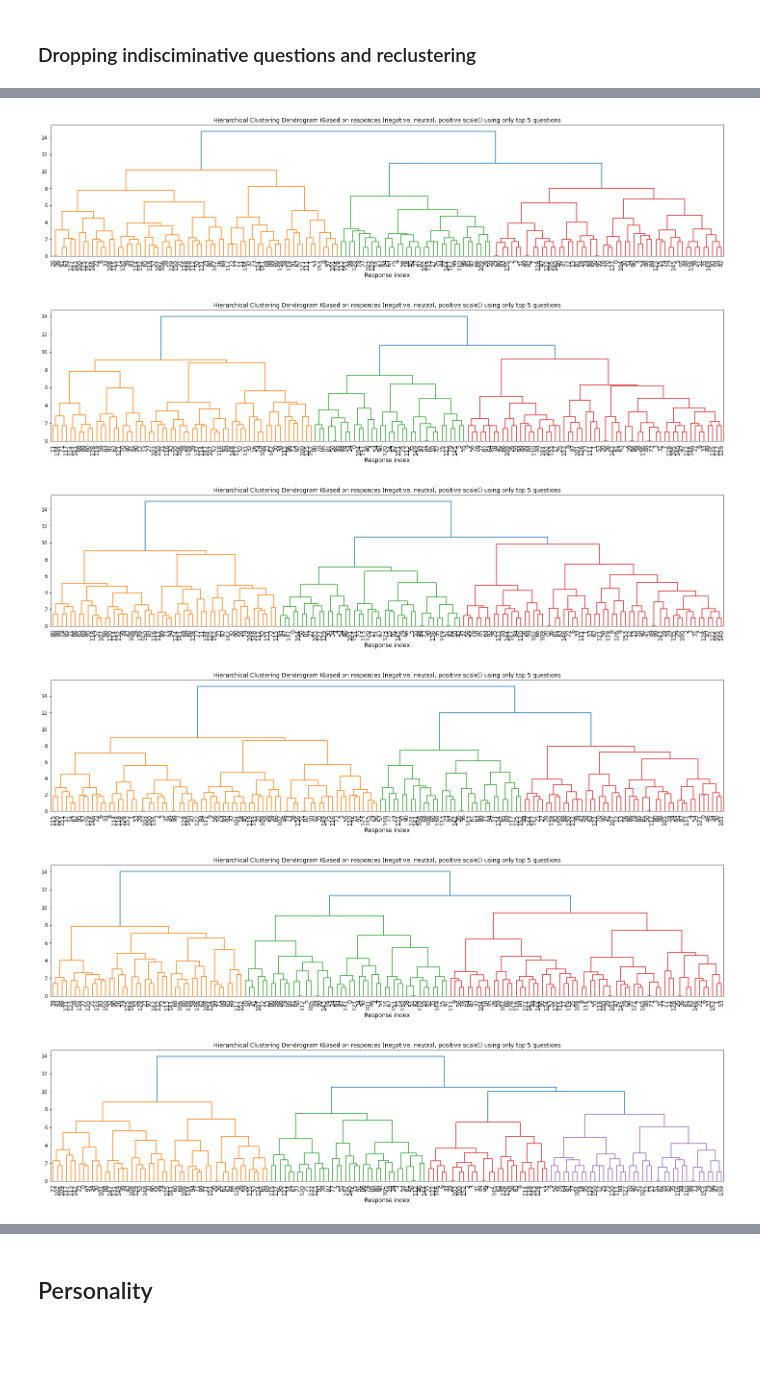
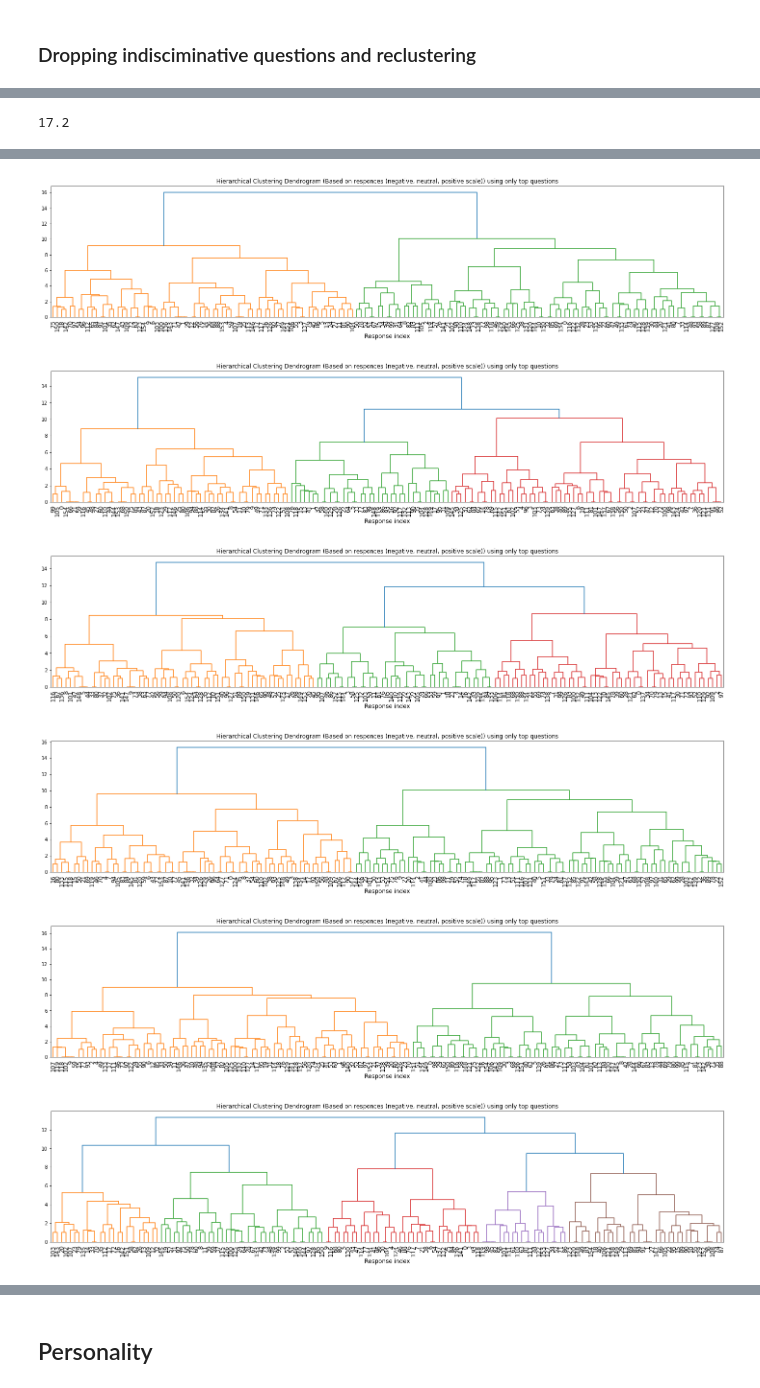
Before and after one commit to mikolaj-sienkiewicz/capable-rl4vc, a Jupyter notebook: survey/responcse_clustering.ipynb, the cells around one changed output, grey strips where cells are left out. Cells and saved outputs as stored; diff of their text form; code cells hidden in the pictures; blank space fills up the shorter version.

Commit message:
cluster stability...

```diff
--- a/survey/responcse_clustering.ipynb
+++ b/survey/responcse_clustering.ipynb
@@ -244,2 +248,4 @@ Text(0.5, 0, 'Permutation Importance')
 # %%
-top_questions = dfs.columns.values[sorted_idx][-9:]
+top_10again = dfs.columns.values[sorted_idx][-10:]
+# %%
+top_questions =list(set.intersection(set(list(top10.index)), set(list(top_10again))))
@@ -267,7 +277,7 @@ dfnew
     model5 = AgglomerativeClustering(distance_threshold=0,n_clusters=None)
     model5 = model5.fit(dfnew)
     fig = plt.figure(figsize = (25,5))
-    plt.title('Hierarchical Clustering Dendrogram (Based on responces (negative, neutral, positive scale)) using only top 5 questions')
+    plt.title('Hierarchical Clustering Dendrogram (Based on responces (negative, neutral, positive scale)) using only top {0} questions'.format(len(top_questions)))
     # plot the top three levels of the dendrogram
     get_dendrogram(model5, truncate_mode='level', p=12)
     plt.xlabel("Response index", fontsize= 12 )
@@ -283,0 +288,2 @@ array([2, 0, 2, 0, 1, 1, 0, 2, 1], dtype=int64)
+# %%
+dfnew['Responce_ID'] = np.arange(0, len(dfnew))
@@ -284,12 +311,25 @@ array([2, 0, 2, 0, 1, 1, 0, 2, 1], dtype=int64)
+# %%
+len(dfnew)/10
+# %% [output]
+17.2
 # %%
-kf = KFold(n_splits=10)
-for train, test in kf.split(dfnew):
+
+list_of_df = []
+number_drop_samples = int(len(dfnew)/10)
+keep_samples = len(dfnew) - number_drop_samples
+for i in range(0,10):
+    train = np.random.choice(dfnew.index, keep_samples, replace=False)
     model5 = AgglomerativeClustering(distance_threshold=0,n_clusters=None)
-    model5 = model5.fit(dfnew.values[train])
+    currnet_subset =  dfnew.iloc[train].reset_index()
+    model5 = model5.fit(currnet_subset[top_questions])
     fig = plt.figure(figsize = (25,5))
-    plt.title('Hierarchical Clustering Dendrogram (Based on responces (negative, neutral, positive scale)) using only top 5 questions')
+    plt.title('Hierarchical Clustering Dendrogram (Based on responces (negative, neutral, positive scale)) using only top questions')
     # plot the top three levels of the dendrogram
-    get_dendrogram(model5, truncate_mode='level', p=12)
+    d = get_dendrogram(model5, truncate_mode='level', p=12)
+    clustC = pd.DataFrame(index =d['leaves'],data=d['leaves_color_list'], columns=['cluster_fold{0}'.format(i)])
+
+    mClusterN = pd.merge(currnet_subset,clustC, how='inner', left_index=True, right_index=True)
+    list_of_df.append(mClusterN)
     plt.xlabel("Response index", fontsize= 12 )
     plt.xticks(fontsize= 12 )
     plt.show()
@@ -301,6 +341,6 @@ for train, test in kf.split(dfnew):
-[figure, old version]
+[figure, new version]
-[figure, old version]
+[figure, new version]
-[figure, old version]
+[figure, new version]
-[figure, old version]
+[figure, new version]
-[figure, old version]
+[figure, new version]
-[figure, old version]
+[figure, new version]
```
Also changed, not shown: parts of 55 cells of this notebook.
